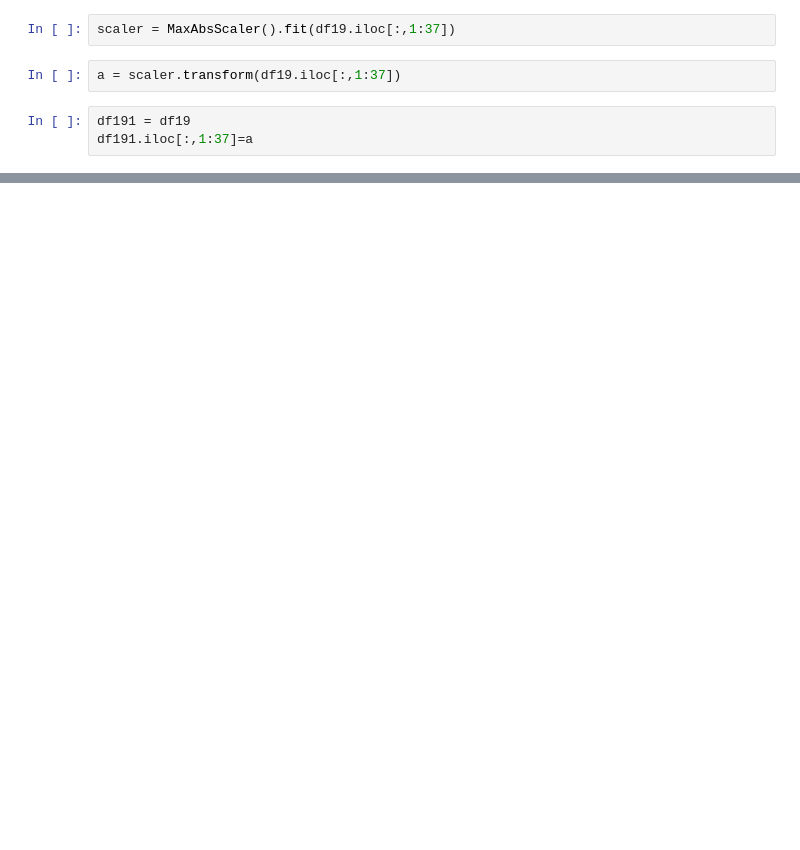
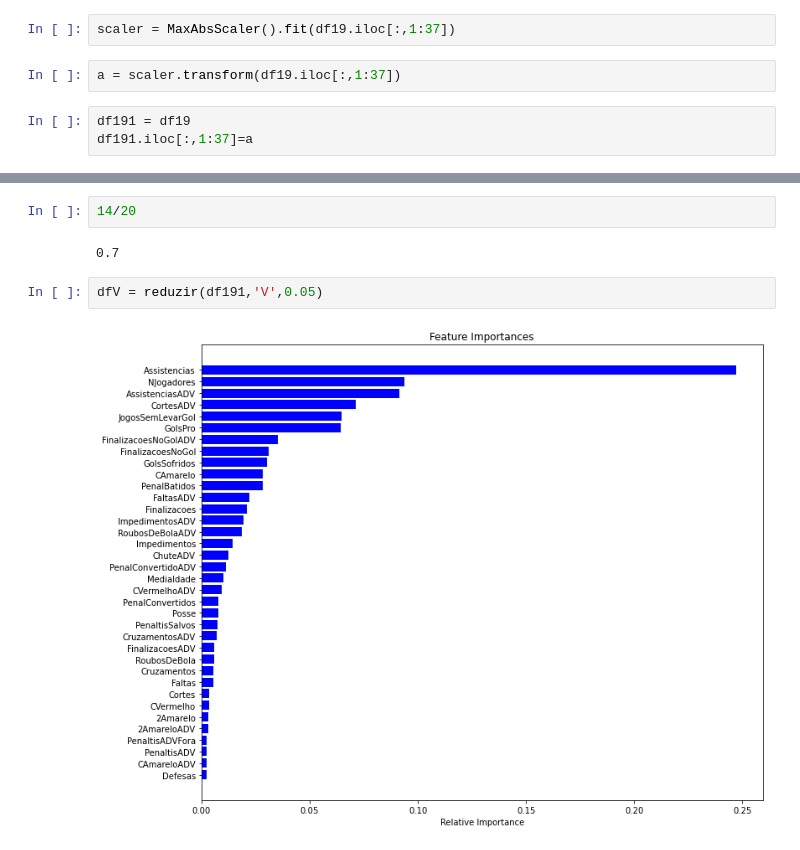
Before and after one commit to CarCesar/AMD, a Jupyter notebook: LIMPEZA E MODELO.ipynb, the cells around one changed output, grey strips where cells are left out. Drawn from its saved outputs; the diff is of its cells as text; blank space fills up the shorter version.

```diff
--- a/LIMPEZA E MODELO.ipynb
+++ b/LIMPEZA E MODELO.ipynb
@@ -155,0 +231,8 @@ GPR: 0.244619 (0.521799)
+# %%
+14/20
+# %% [output]
+0.7
+# %%
+dfV = reduzir(df191,'V',0.05)
+# %% [output]
+[figure, added]
```
Also changed, not shown: parts of 47 cells of this notebook, 1 other file.
